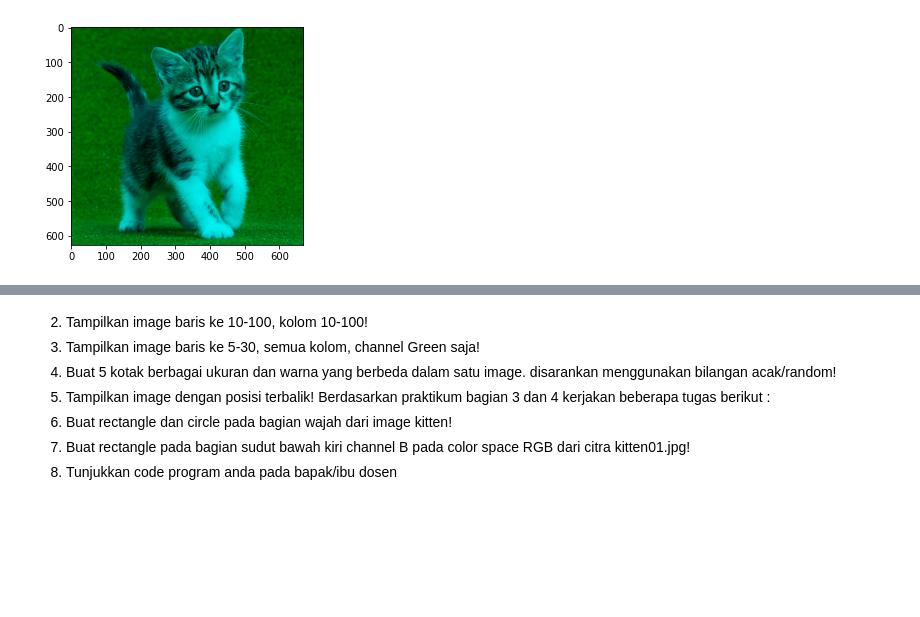
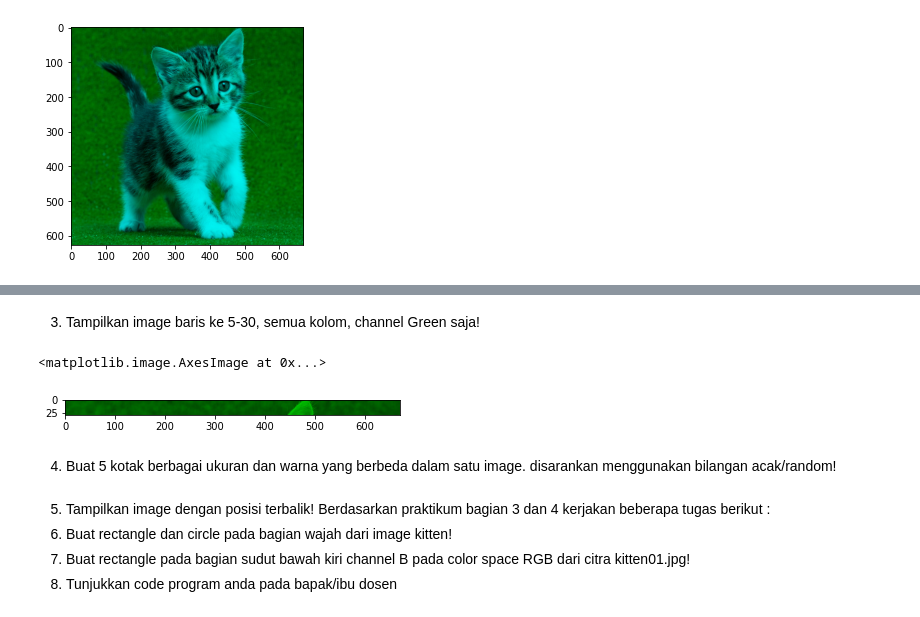
Before and after one commit to chrisdionisius/PCVK, a Jupyter notebook: Modul2.ipynb, the cells around one changed output, grey strips where cells are left out. Saved outputs shown, nothing was run; the diff lists cells and outputs as text; code cells hidden in the pictures; blank space fills up the shorter version.

```diff
--- a/Modul2.ipynb
+++ b/Modul2.ipynb
@@ -165,8 +178,21 @@ plt.imshow(img3)
+# %% [markdown]
+3. Tampilkan image baris ke 5-30, semua kolom, channel Green saja!
+# %%
+img5=img
+img5[:,:,0] = 0
+img5[:,:,2] = 0
+plt.imshow(img5)
+y=5
+h=30
+crop_img = img5[y:y+h]
+plt.imshow(crop_img)
+# %% [output]
+<matplotlib.image.AxesImage at 0x...>
+[figure, added]
+# %% [markdown]
+4. Buat 5 kotak berbagai ukuran dan warna yang berbeda dalam satu image.
+disarankan menggunakan bilangan acak/random!
 # %% [markdown]
-2. Tampilkan image baris ke 10-100, kolom 10-100!
-3. Tampilkan image baris ke 5-30, semua kolom, channel Green saja!
-4. Buat 5 kotak berbagai ukuran dan warna yang berbeda dalam satu image.
-disarankan menggunakan bilangan acak/random!
 5. Tampilkan image dengan posisi terbalik!
 Berdasarkan praktikum bagian 3 dan 4 kerjakan beberapa tugas berikut :
 6. Buat rectangle dan circle pada bagian wajah dari image kitten!
```
Also changed, not shown: parts of 2 cells of this notebook.
